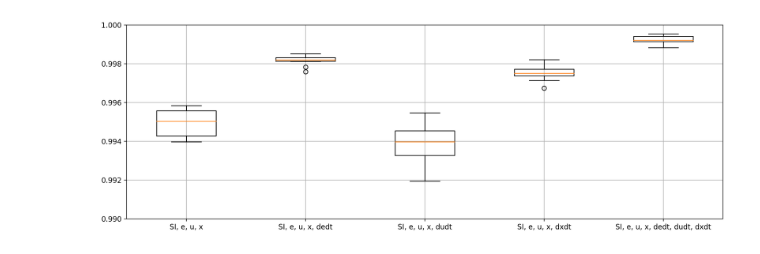
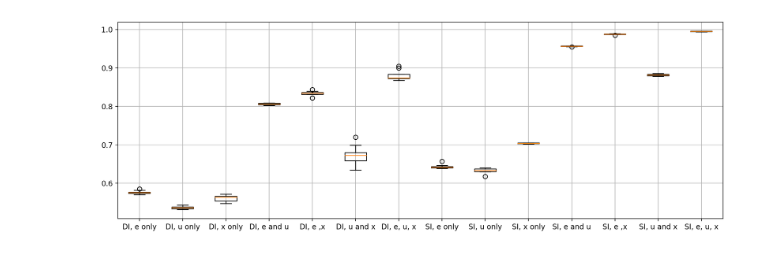
Before and after one commit to sashalikesplanes/ho-classifier, a Jupyter notebook: AccuracyVisualization.ipynb, the cells around one changed output. Drawn from its saved outputs; the diff is of its cells as text; code cells hidden in the pictures.

```diff
--- a/AccuracyVisualization.ipynb
+++ b/AccuracyVisualization.ipynb
@@ -68,9 +118,21 @@ fig.set_dpi(200)
-# %%
-plt.boxplot(accuracies_per_exp_SI, labels=exp_names_SI)
-plt.ylim(0.99, 1)
-plt.grid()
-fig = plt.gcf()
-fig.set_size_inches(15,5)
-fig.set_dpi(200)
-# %% [output]
-[figure, removed]
+# %%
+exp_names_DI_signals = [
+                'DI, e only',
+    'DI, u only',
+                'DI, x only',
+
+                'DI, e and u',
+                'DI, e ,x',
+                'DI, u and x',
+                'DI, e, u, x',
+    'SI, e only',
+     'SI, u only',
+     'SI, x only',
+     'SI, e and u',
+     'SI, e ,x',
+     'SI, u and x',
+     'SI, e, u, x',
+ ]
+plot_hist(exp_names_DI_signals, deriv_runs)
+# %% [output]
+[figure, added]
```
Also changed, not shown: parts of 22 cells of this notebook.
